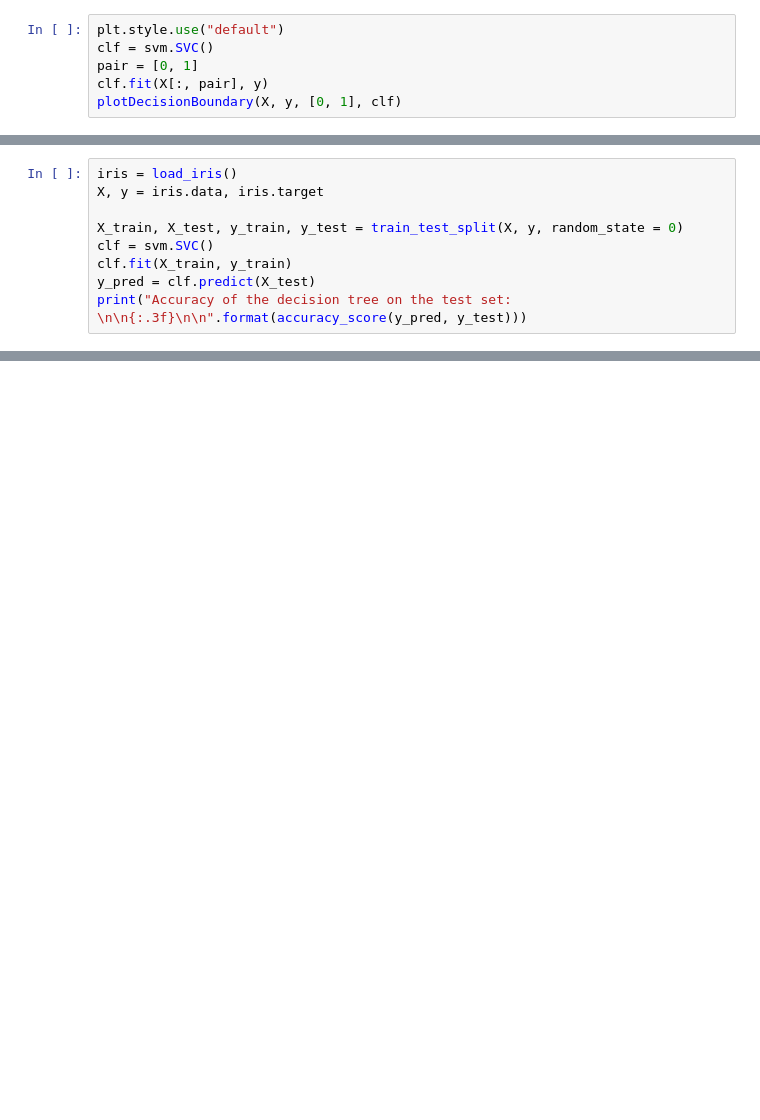
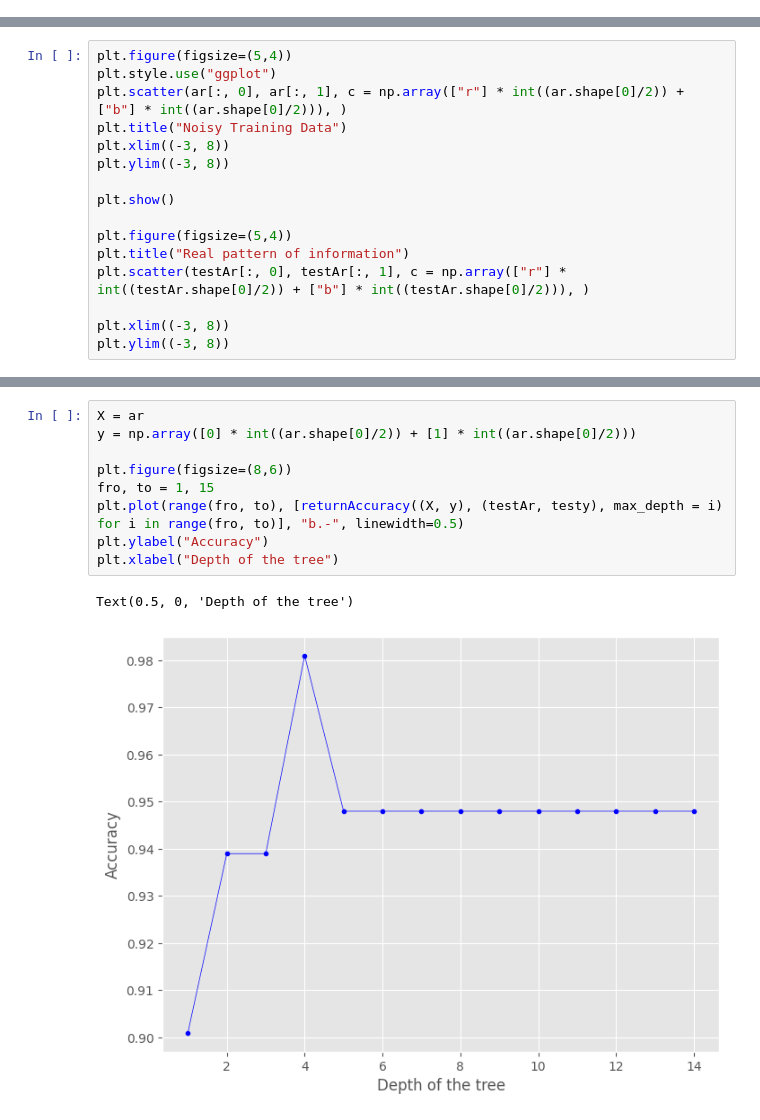
Before and after one commit to Naveenkondisetty/FMML-LAB_22B21A4261, a Jupyter notebook: FMML_Module_5_Lab_1.ipynb, the cells around one changed output, grey strips where cells are left out. Drawn from its saved outputs; the diff is of its cells as text; blank space fills up the shorter version.

```diff
--- a/FMML_Module_5_Lab_1.ipynb
+++ b/FMML_Module_5_Lab_1.ipynb
@@ -133,6 +2,0 @@ Now let us use the rbf kernel and use an SVM Classifier.
-# %%
-plt.style.use("default")
-clf = svm.SVC()
-pair = [0, 1]
-clf.fit(X[:, pair], y)
-plotDecisionBoundary(X, y, [0, 1], clf)
@@ -143,9 +2,0 @@ Now let us get back to our original dataset of iris and see if this kernel trick
-# %%
-iris = load_iris()
-X, y = iris.data, iris.target
-
-X_train, X_test, y_train, y_test = train_test_split(X, y, random_state = 0)
-clf = svm.SVC()
-clf.fit(X_train, y_train)
-y_pred = clf.predict(X_test)
-print("Accuracy of the decision tree on the test set: \n\n{:.3f}\n\n".format(accuracy_score(y_pred, y_test)))
@@ -165,0 +132,16 @@ Things to try out:
+# %%
+plt.figure(figsize=(5,4))
+plt.style.use("ggplot")
+plt.scatter(ar[:, 0], ar[:, 1], c = np.array(["r"] * int((ar.shape[0]/2)) + ["b"] * int((ar.shape[0]/2))), )
+plt.title("Noisy Training Data")
+plt.xlim((-3, 8))
+plt.ylim((-3, 8))
+
+plt.show()
+
+plt.figure(figsize=(5,4))
+plt.title("Real pattern of information")
+plt.scatter(testAr[:, 0], testAr[:, 1], c = np.array(["r"] * int((testAr.shape[0]/2)) + ["b"] * int((testAr.shape[0]/2))), )
+
+plt.xlim((-3, 8))
+plt.ylim((-3, 8))
@@ -165,0 +152,12 @@ Things to try out:
+# %%
+X = ar
+y = np.array([0] * int((ar.shape[0]/2)) + [1] * int((ar.shape[0]/2)))
+
+plt.figure(figsize=(8,6))
+fro, to = 1, 15
+plt.plot(range(fro, to), [returnAccuracy((X, y), (testAr, testy), max_depth = i) for i in range(fro, to)], "b.-", linewidth=0.5)
+plt.ylabel("Accuracy")
+plt.xlabel("Depth of the tree")
+# %% [output]
+Text(0.5, 0, 'Depth of the tree')
+[figure, added]
```
Also changed, not shown: parts of 52 cells of this notebook.
